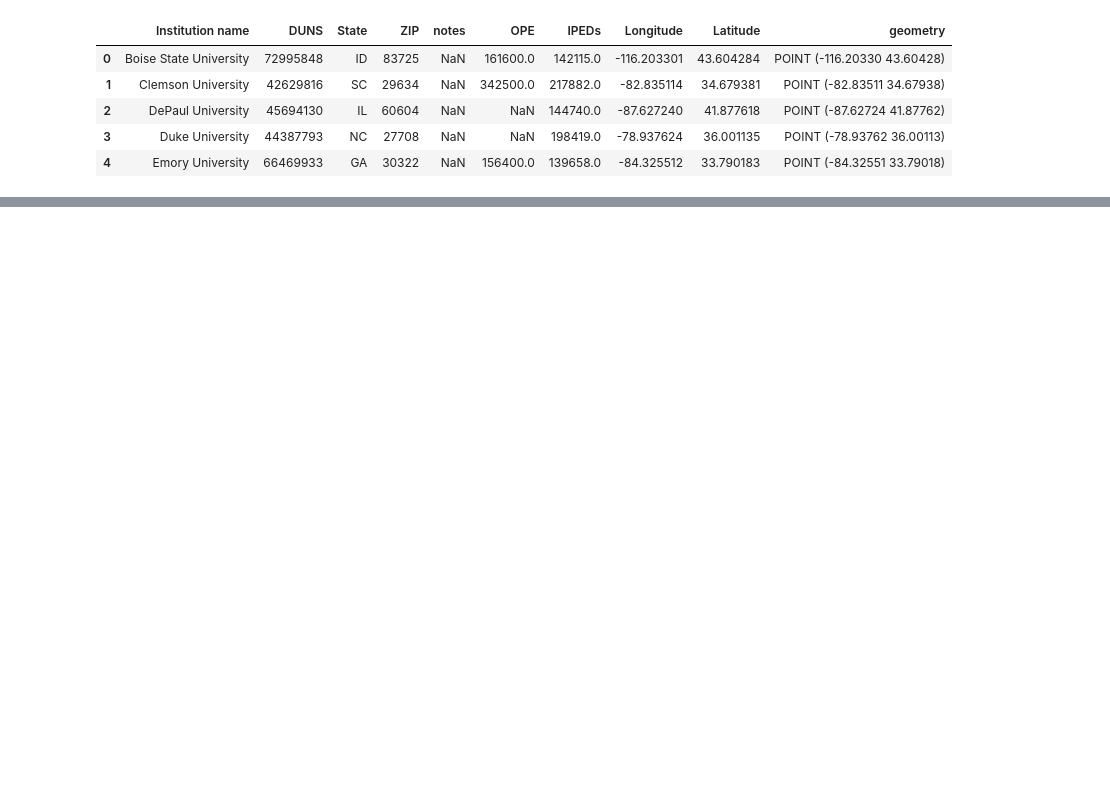
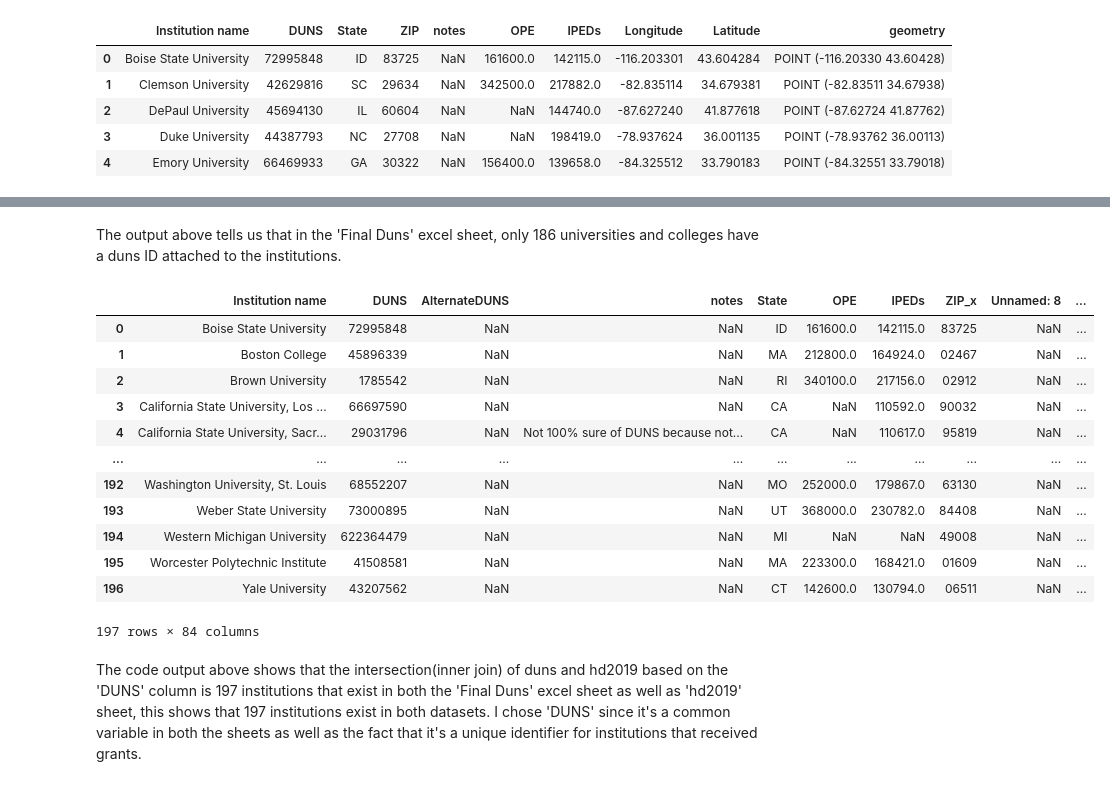
Before and after one commit to CKeerthi/IES, a Jupyter notebook: FinalUSEdunsupdate/Institution Analysis.ipynb, the cells around one changed output, grey strips where cells are left out. Drawn from its saved outputs; the diff is of its cells as text; code cells hidden in the pictures; blank space fills up the shorter version.

```diff
--- a/FinalUSEdunsupdate/Institution Analysis.ipynb
+++ b/FinalUSEdunsupdate/Institution Analysis.ipynb
@@ -149,0 +169,21 @@ plt.legend(prop={'size':15})
+# %% [markdown]
+The output above tells us that in the 'Final Duns' excel sheet, only 186 universities and colleges have a duns ID attached to the institutions.
+# %%
+joined = pd.merge(duns, hd2019, on = "DUNS", how = "inner")
+joined
+# %% [output]
+|  | Institution name | DUNS | AlternateDUNS | notes | State | OPE | IPEDs | ZIP_x | Unnamed: 8 | ... |
+| 0 | Boise State University | 72995848 | NaN | NaN | ID | 161600.0 | 142115.0 | 83725 | NaN | ... |
+| 1 | Boston College | 45896339 | NaN | NaN | MA | 212800.0 | 164924.0 | 02467 | NaN | ... |
+| 2 | Brown University | 1785542 | NaN | NaN | RI | 340100.0 | 217156.0 | 02912 | NaN | ... |
+| 3 | California State University, Los ... | 66697590 | NaN | NaN | CA | NaN | 110592.0 | 90032 | NaN | ... |
+| 4 | California State University, Sacr... | 29031796 | NaN | Not 100% sure of DUNS because not... | CA | NaN | 110617.0 | 95819 | NaN | ... |
+| ... | ... | ... | ... | ... | ... | ... | ... | ... | ... | ... |
+| 192 | Washington University, St. Louis | 68552207 | NaN | NaN | MO | 252000.0 | 179867.0 | 63130 | NaN | ... |
+| 193 | Weber State University | 73000895 | NaN | NaN | UT | 368000.0 | 230782.0 | 84408 | NaN | ... |
+| 194 | Western Michigan University | 622364479 | NaN | NaN | MI | NaN | NaN | 49008 | NaN | ... |
+| 195 | Worcester Polytechnic Institute | 41508581 | NaN | NaN | MA | 223300.0 | 168421.0 | 01609 | NaN | ... |
+| 196 | Yale University | 43207562 | NaN | NaN | CT | 142600.0 | 130794.0 | 06511 | NaN | ... |
+197 rows × 84 columns
+# %% [markdown]
+The code output above shows that the intersection(inner join) of duns and hd2019 based on the 'DUNS' column is 197 institutions that exist in  both the 'Final Duns' excel sheet as well as 'hd2019' sheet, this shows that 197 institutions exist in both datasets. I chose 'DUNS' since it's a common variable in both the sheets as well as the fact that it's a unique identifier for institutions that received grants.
```
Also changed, not shown: parts of 8 cells of this notebook, 1 other file.
